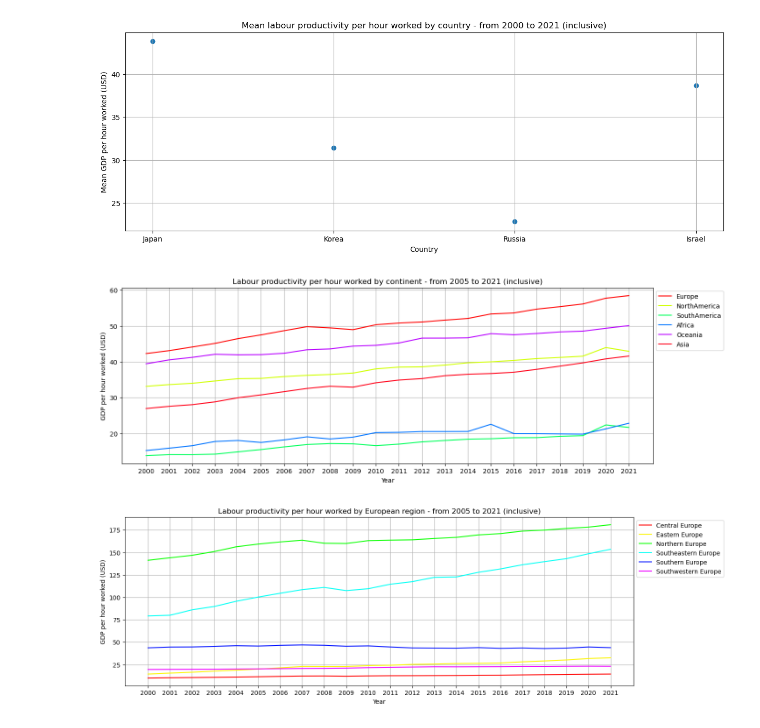
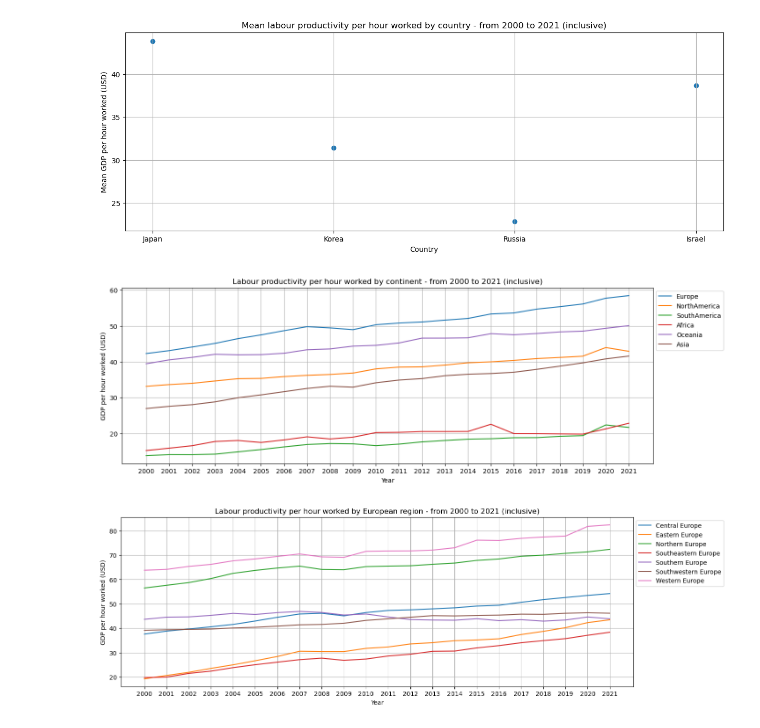
Before and after one commit to JoanneLin168/ADS-European-Productivity, a Jupyter notebook: Notebooks/gdpDataset.ipynb, the cells around one changed output. Saved outputs shown, nothing was run; the diff lists cells and outputs as text; code cells hidden in the pictures.

```diff
--- a/Notebooks/gdpDataset.ipynb
+++ b/Notebooks/gdpDataset.ipynb
@@ -91,11 +90,11 @@ numberOfColumns = cleanedData.shape[1]
 
 plt.figure(figsize=(20, 15))
 
-colors = plt.cm.hsv(np.linspace(0, 1, numberOfRows))
+colors = plt.cm.hsv(np.linspace(0, 0.9, numberOfRows))
 
 for row in range(numberOfRows):
     countryCode = cleanedData.iloc[row][0]
-    plt.plot(np.array(cleanedData.columns[1:]), cleanedData.iloc[row][1:], color=colors[row], label=countryCode)
+    plt.plot(np.array(cleanedData.columns[1:]), cleanedData.iloc[row][1:], label=countryCode, color=colors[row])
 
 plt.grid()
 plt.legend(bbox_to_anchor=(1.0, 1.0), loc='best')
@@ -145,3 +144,18 @@ for row in range(numberOfRows):
     countryMeansPHW.append(round(float(np.mean(cleanedData.iloc[row][1:])), 6))
 
 cleanedData['mean'] = countryMeansPHW
+# %%
+colorsBarWorld = plt.cm.Blues(np.linspace(0.25, 1, numberOfRows))
+
+sortedcountryMeansPHW = np.sort(countryMeansPHW)
+countryCodesSorted = []
+
+for row in range(numberOfRows):
+    countryCodesSorted.append(countryCodesPHW[countryMeansPHW.index(sortedcountryMeansPHW[row])])
+
+_, ax = plt.subplots(figsize=(12, 8))
+ax.bar(countryCodesSorted, sortedcountryMeansPHW, color=colorsBarWorld, alpha=0.75)
+ax.set_xticklabels(countryCodesSorted, rotation=90)
+ax.set_title("Mean labour productivity per hour worked by country - from 2000 to 2021 (inclusive)")
+ax.set_ylabel('Mean GDP per hour worked (USD)')
+ax.set_xlabel('Country code')
@@ -289,3 +301,19 @@ plt.title("Mean labour productivity per hour worked by continent - from 2000 to
 plt.show()
 # %% [output]
 [figure]
+# %%
+colorsBar = plt.cm.Blues(np.linspace(0.25, 1, 7))
+
+europeRegions = ['Central Europe', 'Eastern Europe', 'Northern Europe', 'Southeastern Europe', 'Southern Europe', 'Southwestern Europe', 'Western Europe']
+sortedEuropeMeansPHW = np.sort(europeMeans)
+europeRegionsSorted = []
+
+for row in range(len(sortedEuropeMeansPHW)):
+    europeRegionsSorted.append(europeRegions[europeMeans.index(sortedEuropeMeansPHW[row])])
+
+_, ax = plt.subplots(figsize=(14, 8))
+ax.bar(europeRegionsSorted, sortedEuropeMeansPHW, color=colorsBar, alpha=0.75)
+ax.set_xticklabels(europeRegionsSorted)
+ax.set_title("Mean labour productivity per hour worked by European region - from 2000 to 2021 (inclusive)")
+ax.set_ylabel('Mean GDP per hour worked (USD)')
+ax.set_xlabel('European region')
@@ -343,7 +374,7 @@ for row in range(numberOfRows):
             worldRegionsTimeSeries[index] = np.add(worldRegionsTimeSeries[index], cleanedData.iloc[row][1:-1])
 
 for index, region in enumerate(worldRegions):
-    plt.plot(cleanedData.columns[1:-1], worldRegionsTimeSeries[index]/len(region), c=colorsRegions[index], label=worldRegionsStrings[index])
+    plt.plot(cleanedData.columns[1:-1], worldRegionsTimeSeries[index]/len(region), label=worldRegionsStrings[index])
 
 plt.grid()
 plt.legend(bbox_to_anchor=(1.0, 1.0), loc='best')
@@ -353,33 +384,33 @@ plt.title("Labour productivity per hour worked by continent - from 2000 to 2021
 
 plt.show()
 # %% [output]
-[figure, old version]
+[figure, new version]
 # %%
 # plots every European region's labour productivity throughout time
 
 plt.figure(figsize=(15, 5))
 
 europeRegionsStrings = ['Central Europe', 'Eastern Europe', 'Northern Europe', 'Southeastern Europe', 'Southern Europe', 'Southwestern Europe', 'Western Europe']
 
 colorsRegions = plt.cm.hsv(np.linspace(0, 1, len(Europe)))
 
 europeSubregionsTimeSeries = [np.zeros(numberOfColumns-1), np.zeros(numberOfColumns-1), np.zeros(numberOfColumns-1), np.zeros(numberOfColumns-1), np.zeros(numberOfColumns-1), np.zeros(numberOfColumns-1), np.zeros(numberOfColumns-1)]
 
 for row in range(numberOfRows):
     country = cleanedData.iloc[row]['LOCATION']
     for index, region in enumerate(Europe):
         if country in region:
             europeSubregionsTimeSeries[index] = np.add(europeSubregionsTimeSeries[index], cleanedData.iloc[row][1:-1])
 
-for index, region in enumerate(worldRegions):
-    plt.plot(cleanedData.columns[1:-1], europeSubregionsTimeSeries[index]/len(region), c=colorsRegions[index], label=europeRegionsStrings[index])
+for index, region in enumerate(Europe):
+    plt.plot(cleanedData.columns[1:-1], europeSubregionsTimeSeries[index]/len(region), label=europeRegionsStrings[index])
 
 plt.grid()
 plt.legend(bbox_to_anchor=(1.0, 1.0), loc='best')
 plt.xlabel('Year')
 plt.ylabel('GDP per hour worked (USD)')
 plt.title("Labour productivity per hour worked by European region - from 2000 to 2021 (inclusive)")
 
 plt.show()
 # %% [output]
-[figure, old version]
+[figure, new version]
```
Also changed, not shown: parts of 8 cells of this notebook, 6 other files.
